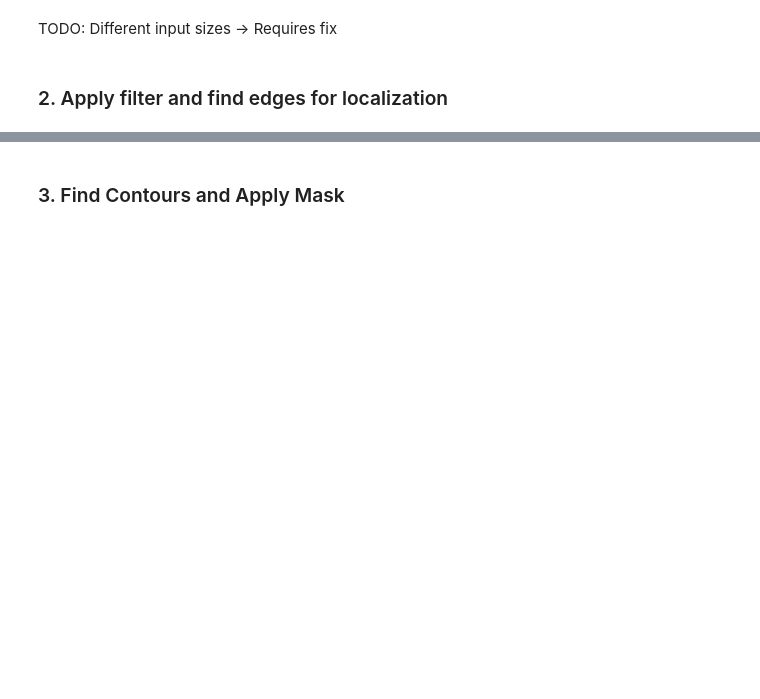
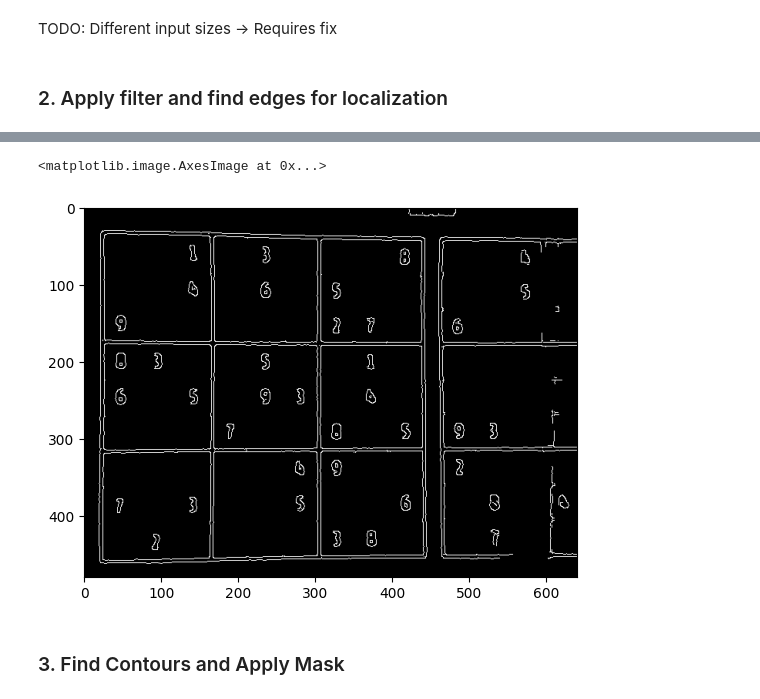
Before and after one commit to SuperKoopa2109/sudoku_recog, a Jupyter notebook: docs/test.ipynb, the cells around one changed output, grey strips where cells are left out. Saved outputs shown, nothing was run; the diff lists cells and outputs as text; code cells hidden in the pictures; blank space fills up the shorter version.

```diff
--- a/docs/test.ipynb
+++ b/docs/test.ipynb
@@ -104,7 +189,9 @@ gray.shape
 # %%
-bfilter = cv2.bilateralFilter(gray, 11, 17, 17) #Noise reduction
-edged = cv2.Canny(bfilter, 30, 200) #Edge detection
+edged = cv2.Canny(bfilter, 30, 50) #Edge detection
 plt.imshow(cv2.cvtColor(edged, cv2.COLOR_BGR2RGB))
+# %% [output]
+<matplotlib.image.AxesImage at 0x...>
+[figure, added]
 # %% [markdown]
 ### 3. Find Contours and Apply Mask
 # %%
```
Also changed, not shown: parts of 22 cells of this notebook, 3 other files.
